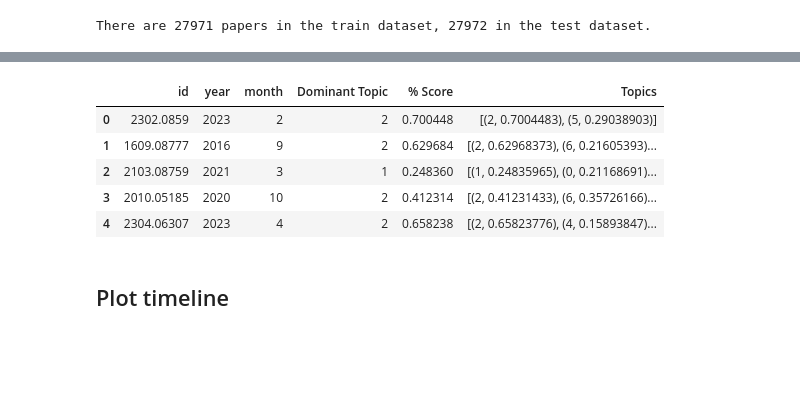
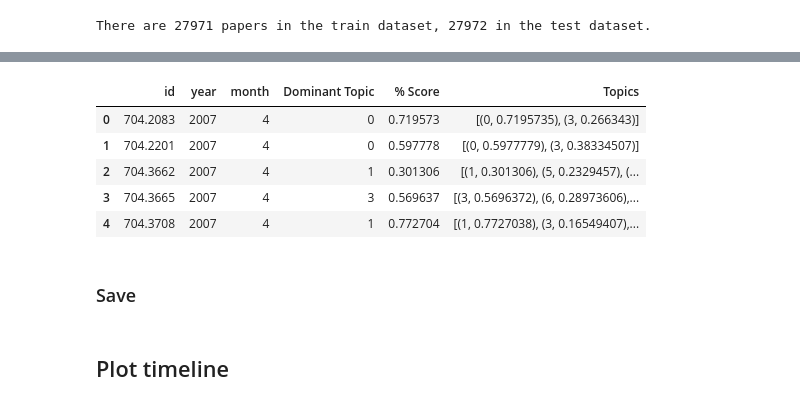
Before and after one commit to aot29/arxiv_exploratory, a Jupyter notebook: v2/02_Assign_topics.ipynb, the cells around one changed output, grey strips where cells are left out. Cells and saved outputs as stored; diff of their text form; code cells hidden in the pictures; blank space fills up the shorter version.

```diff
--- a/v2/02_Assign_topics.ipynb
+++ b/v2/02_Assign_topics.ipynb
@@ -123,0 +58,11 @@ IndexError: index 251 is out of bounds for axis 1 with size 251
+# %%
+def dict_corpus(texts):
+    # Dictionary of the number of times a word appears in all of the text
+    dictionary = corpora.Dictionary(texts)
+    # Filter out uncommon words, keep the most common words
+    dictionary.filter_extremes(no_below=5, keep_n=50000)
+    # Corpus uses the bag-of-words format (bow), i.e. each row in the data is a list of words with their associated word counts.
+    corpus = [dictionary.doc2bow(text) for text in texts]
+    return dictionary, corpus
+
+dictionary, corpus = dict_corpus(texts)
@@ -124,9 +73,38 @@ IndexError: index 251 is out of bounds for axis 1 with size 251
+# %%
+def get_topic_details(ldamodel, corpus):
+    topic_details_list = []
+    for i, row in enumerate(ldamodel[corpus]):
+        row = sorted(row, key=lambda x: (x[1]), reverse=True)
+        for j, (topic_num, prop_topic) in enumerate(row):
+            if j == 0:  # dominant topic
+                wp = ldamodel.show_topic(topic_num)
+                topic_details_list.append([topic_num, prop_topic, row])
+    topic_details_df = pd.DataFrame(topic_details_list)
+    topic_details_df.columns = ['Dominant_Topic', '% Score', 'Topics']
+    return topic_details_df
+# %%
+def assign_topics(ldamodel, corpus, df):
+    # put the arxiv id, original categories data and creation date in a dataframe
+    # combine with result of topic details function
+    topics_df = pd.DataFrame()
+    topic_details = get_topic_details(ldamodel, corpus)
+    topics_df['id'] = list(df['id'])
+    topics_df['year'] = list(df['year'])
+    topics_df['month'] = list(df['month'])
+    topics_df['Dominant Topic'] = topic_details['Dominant_Topic']
+    topics_df['% Score'] = topic_details['% Score']
+    topics_df['Topics'] = topic_details['Topics']
+    return topics_df
+
+topics_nlp = assign_topics(ldamodel, corpus, arxiv_nlp)
 # %%
-topics_nlp_test.head()
+topics_nlp.head()
 # %% [output]
 |  | id | year | month | Dominant Topic | % Score | Topics |
-| 0 | 2302.0859 | 2023 | 2 | 2 | 0.700448 | [(2, 0.7004483), (5, 0.29038903)] |
-| 1 | 1609.08777 | 2016 | 9 | 2 | 0.629684 | [(2, 0.62968373), (6, 0.21605393)... |
-| 2 | 2103.08759 | 2021 | 3 | 1 | 0.248360 | [(1, 0.24835965), (0, 0.21168691)... |
-| 3 | 2010.05185 | 2020 | 10 | 2 | 0.412314 | [(2, 0.41231433), (6, 0.35726166)... |
-| 4 | 2304.06307 | 2023 | 4 | 2 | 0.658238 | [(2, 0.65823776), (4, 0.15893847)... |
+| 0 | 704.2083 | 2007 | 4 | 0 | 0.719573 | [(0, 0.7195735), (3, 0.266343)] |
+| 1 | 704.2201 | 2007 | 4 | 0 | 0.597778 | [(0, 0.5977779), (3, 0.38334507)] |
+| 2 | 704.3662 | 2007 | 4 | 1 | 0.301306 | [(1, 0.301306), (5, 0.2329457), (... |
+| 3 | 704.3665 | 2007 | 4 | 3 | 0.569637 | [(3, 0.5696372), (6, 0.28973606),... |
+| 4 | 704.3708 | 2007 | 4 | 1 | 0.772704 | [(1, 0.7727038), (3, 0.16549407),... |
+# %% [markdown]
+### Save
```
Also changed, not shown: parts of 22 cells of this notebook, 2 other files.
